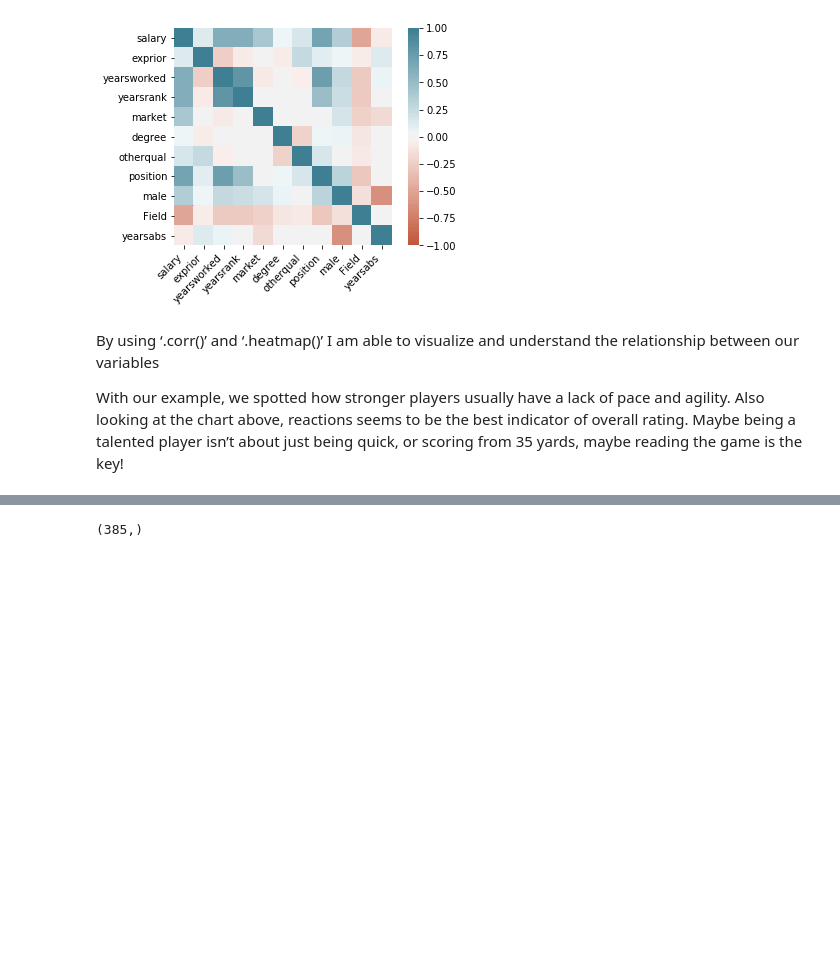
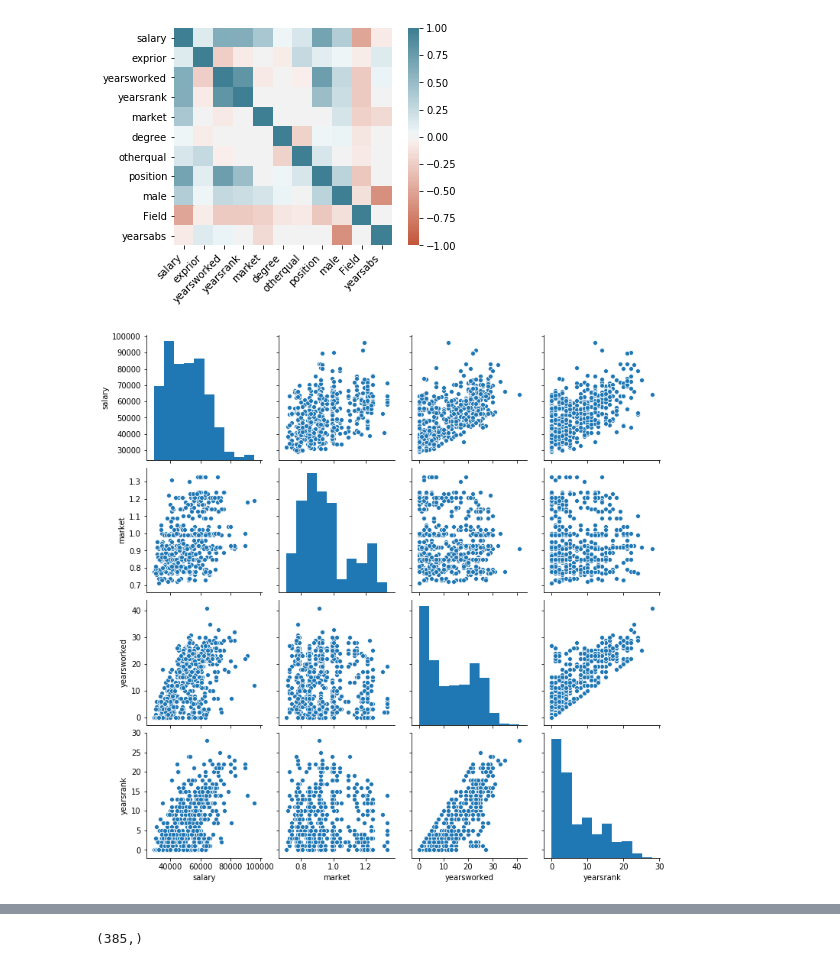
Before and after one commit to boitshepo97/linear_regression, a Jupyter notebook: Simple Linear Regression.ipynb, the cells around one changed output, grey strips where cells are left out. Saved outputs shown, nothing was run; the diff lists cells and outputs as text; code cells hidden in the pictures; blank space fills up the shorter version.

Commit message:
adding pairplots to my data prep

```diff
--- a/Simple Linear Regression.ipynb
+++ b/Simple Linear Regression.ipynb
@@ -62,7 +62,11 @@ ax.set_xticklabels(
 );
 # %% [output]
 [figure]
-# %% [markdown]
-By using ‘.corr()’ and ‘.heatmap()’ I am able to visualize and understand the relationship between our variables
-
-With our example, we spotted how stronger players usually have a lack of pace and agility. Also looking at the chart above, reactions seems to be the best indicator of overall rating. Maybe being a talented player isn’t about just being quick, or scoring from 35 yards, maybe reading the game is the key!
+# %%
+
+salary_corr = salary[['salary', 'market', 'yearsworked', 'yearsrank']]
+
+sns.pairplot(salary_corr)
+plt.show()
+# %% [output]
+[figure, added]
```
Also changed, not shown: parts of 6 cells of this notebook.
